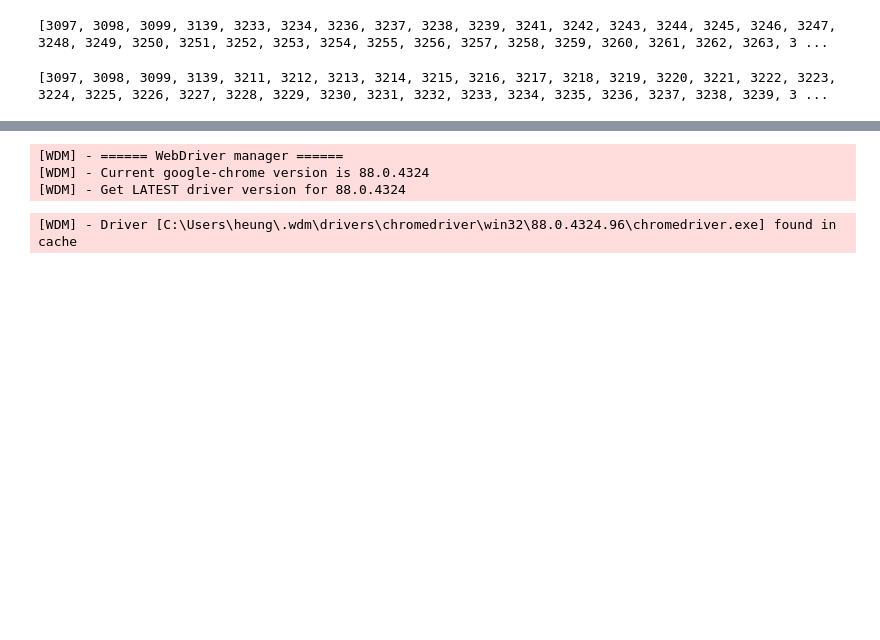
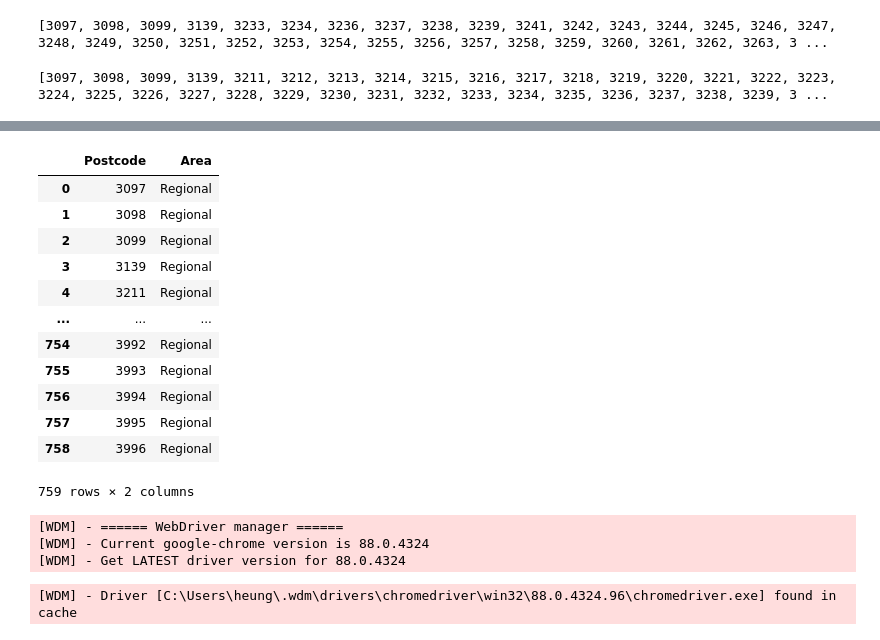
Before and after one commit to lindalevy/Project2_ETL, a Jupyter notebook: Working code/Postcode Web Scraping.ipynb, the cells around one changed output, grey strips where cells are left out. Drawn from its saved outputs; the diff is of its cells as text; code cells hidden in the pictures; blank space fills up the shorter version.

```diff
--- a/Working code/Postcode Web Scraping.ipynb
+++ b/Working code/Postcode Web Scraping.ipynb
@@ -111,6 +111,24 @@ df1
 | 757 | 3995 |
 | 758 | 3996 |
 759 rows × 1 columns
+# %%
+# inserting Area column to show "Regional" in data frame
+df1.insert(1, "Area", "Regional")
+df1
+# %% [output]
+|  | Postcode | Area |
+| 0 | 3097 | Regional |
+| 1 | 3098 | Regional |
+| 2 | 3099 | Regional |
+| 3 | 3139 | Regional |
+| 4 | 3211 | Regional |
+| ... | ... | ... |
+| 754 | 3992 | Regional |
+| 755 | 3993 | Regional |
+| 756 | 3994 | Regional |
+| 757 | 3995 | Regional |
+| 758 | 3996 | Regional |
+759 rows × 2 columns
 # %%
 executable_path = {'executable_path': ChromeDriverManager().install()}
 browser2 = Browser('chrome', **executable_path, headless=False)
```
Also changed, not shown: parts of 6 cells of this notebook, 3 other files.
